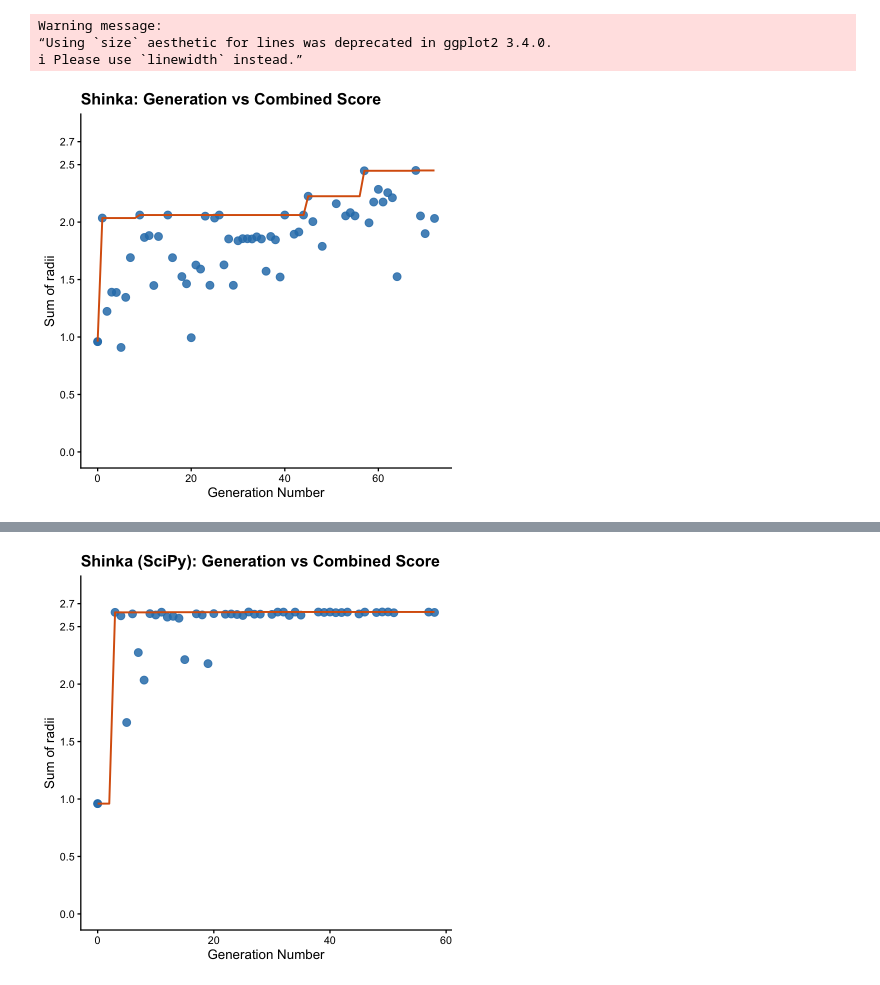
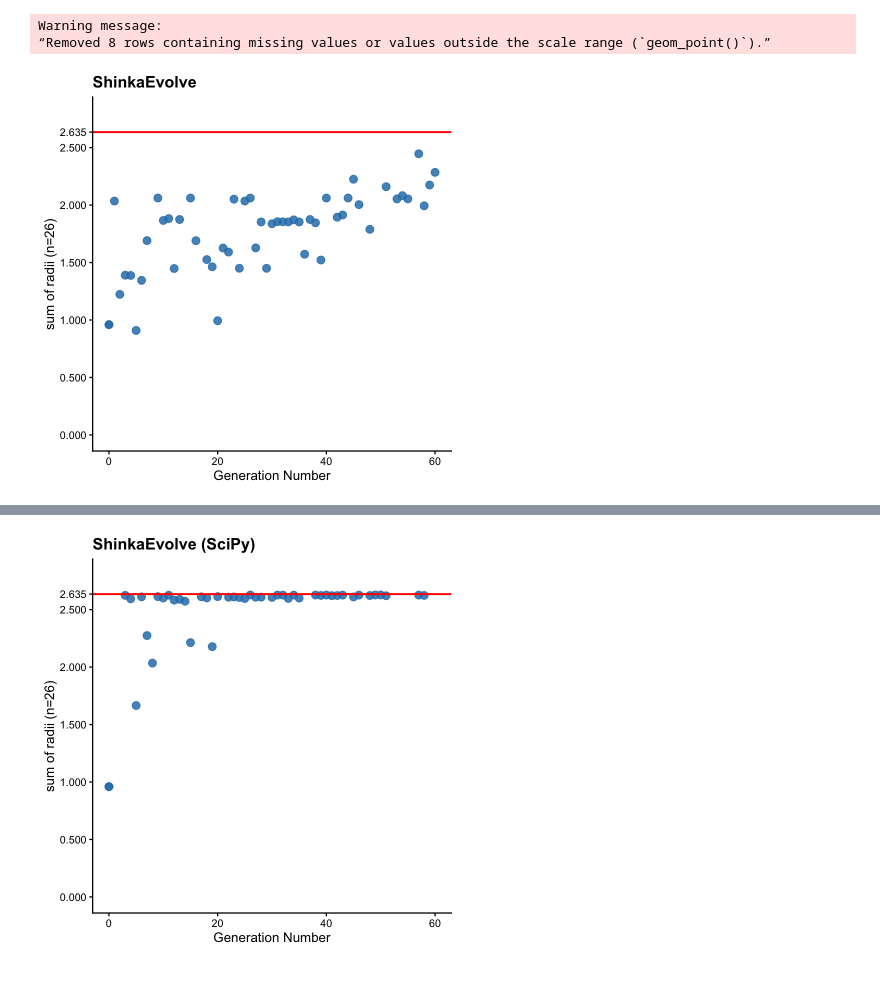
Before and after one commit to zia1138/rayevolve, a Jupyter notebook: notebooks/comparison_figures.ipynb, the cells around one changed output, grey strips where cells are left out. Drawn from its saved outputs; the diff is of its cells as text; code cells hidden in the pictures.

```diff
--- a/notebooks/comparison_figures.ipynb
+++ b/notebooks/comparison_figures.ipynb
@@ -93,7 +93,8 @@ plot_gen_vs_score <- function(df,
                               point_size = 4.0,
                               line_size = 1.1,
                               base_size = 16,
-                              y_breaks_n = 10) {
+                              y_breaks_n = 10,
+                              max_gen = 60) {
 
   gen_sym   <- rlang::sym(gen_col)
   score_sym <- rlang::sym(score_col)
@@ -101,60 +102,45 @@ plot_gen_vs_score <- function(df,
 
   points_df <- df %>% dplyr::filter(!is.na(!!gen_sym), !is.na(!!score_sym))
 
-  # Build cumulative-best line that extends to the last generation
-  line_df <- df %>%
-    dplyr::filter(!is.na(!!gen_sym)) %>%
-    dplyr::distinct(!!gen_sym, !!best_sym) %>%
-    dplyr::arrange(!!gen_sym)
-
-  rng <- range(dplyr::pull(line_df, !!gen_sym), na.rm = TRUE)
-  seq_df <- tibble::tibble(!!gen_sym := seq(rng[1], rng[2]))
-  line_df <- seq_df %>%
-    dplyr::left_join(line_df, by = gen_col) %>%
-    tidyr::fill(!!best_sym, .direction = "down")
-
   p <- ggplot2::ggplot(points_df, ggplot2::aes(x = !!gen_sym, y = !!score_sym)) +
     ggplot2::geom_point(alpha = 0.85, color = "#2C7FB8", size = point_size) +
-    ggplot2::geom_line(
-      data = line_df,
-      ggplot2::aes(x = !!gen_sym, y = !!best_sym),
-      color = "#D95F0E",
-      size = line_size
-    ) +
+    ggplot2::geom_hline(yintercept = 2.635, color = "red", size = line_size) +
     ggplot2::labs(
       title = title,
       x = "Generation Number",
-      y = "Sum of radii"
+      y = "sum of radii (n=26)"
     ) +
     ggplot2::theme_classic(base_size = base_size) +
     ggplot2::theme(
       axis.line  = ggplot2::element_line(color = "black"),
       axis.ticks = ggplot2::element_line(color = "black"),
       axis.text  = ggplot2::element_text(color = "black"),
       axis.title = ggplot2::element_text(color = "black"),
       plot.title = ggplot2::element_text(face = "bold")
     )
 
-  # Add y-axis ticks density control and force a tick at 2.7
+  # Add y-axis ticks density control and force a tick at 2.635
   y_breaks_fun <- function(lims) {
-    sort(unique(c(scales::pretty_breaks(n = y_breaks_n)(lims), 2.7)))
+    sort(unique(c(scales::pretty_breaks(n = y_breaks_n)(lims), 2.635)))
   }
   if (is.null(y_lim)) {
     p <- p + ggplot2::scale_y_continuous(breaks = y_breaks_fun)
   } else {
-    p <- p + ggplot2::scale_y_continuous(limits = range(c(y_lim, 2.7)), breaks = y_breaks_fun)
+    p <- p + ggplot2::scale_y_continuous(limits = range(c(y_lim, 2.635)), breaks = y_breaks_fun)
   }
+
+  # Constrain x-axis to a maximum generation (default 70)
+  p <- p + ggplot2::scale_x_continuous(limits = c(0, max_gen))
 
   p
 }
 
 # Usage
-plot_gen_vs_score(df_shinka,       title = "Shinka: Generation vs Combined Score")
-plot_gen_vs_score(df_shinka_scipy, title = "Shinka (SciPy): Generation vs Combined Score")
-plot_gen_vs_score(df_rayevolve,    title = "Rayevolve: Generation vs Combined Score")
-plot_gen_vs_score(df_rayevolve_scipy,    title = "Rayevolve (SciPy): Generation vs Combined Score")
+plot_gen_vs_score(df_shinka,       title = "ShinkaEvolve")
+plot_gen_vs_score(df_shinka_scipy, title = "ShinkaEvolve (SciPy)")
+plot_gen_vs_score(df_rayevolve,    title = "rayevolve")
+plot_gen_vs_score(df_rayevolve_scipy,    title = "rayevolve (SciPy)")
 # %% [output]
 Warning message:
-“Using `size` aesthetic for lines was deprecated in ggplot2 3.4.0.
-ℹ Please use `linewidth` instead.”
+“Removed 8 rows containing missing values or values outside the scale range (`geom_point()`).”
-[figure, old version]
+[figure, new version]
@@ -161 +149 @@ Warning message:
-[figure, old version]
+[figure, new version]
```
Also changed, not shown: parts of 2 cells of this notebook, 7 other files.
